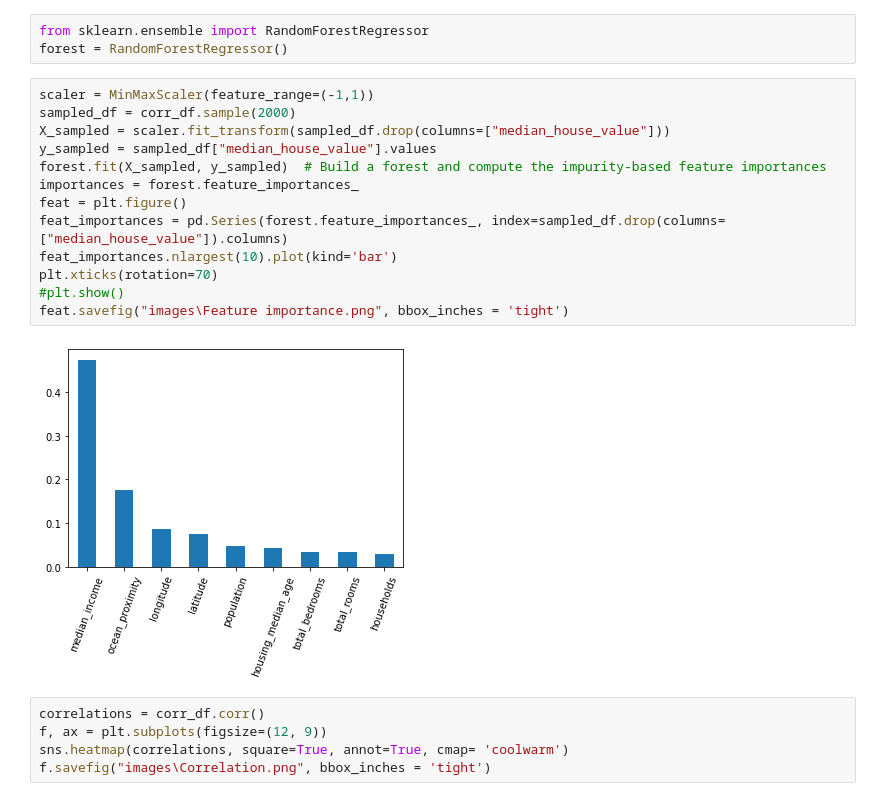
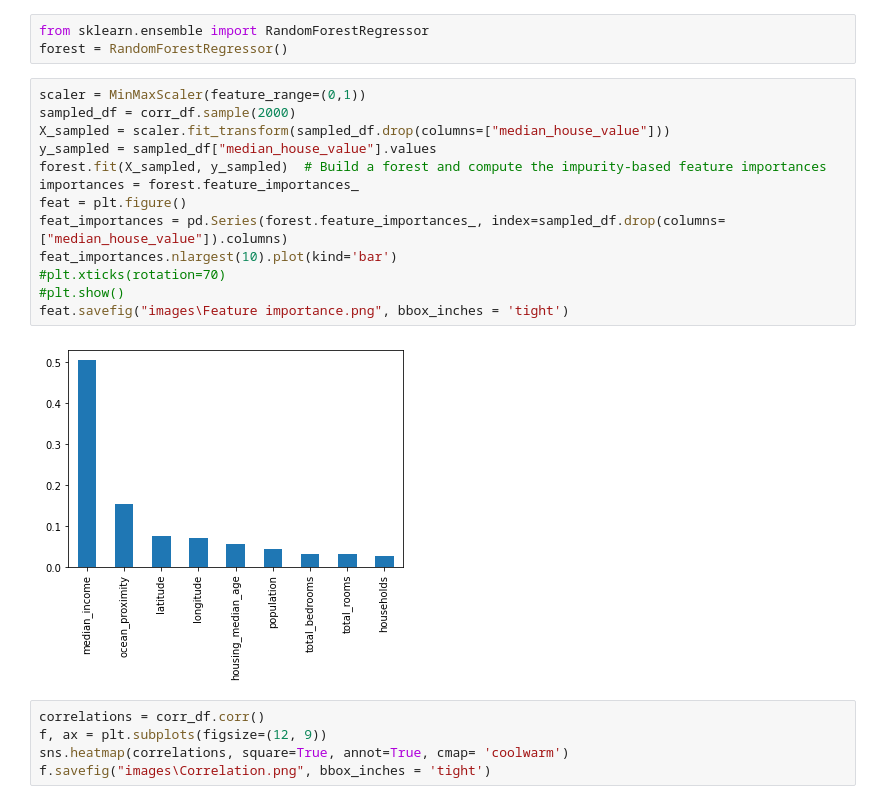
Before and after one commit to martinaviggiano/ml_project, a Jupyter notebook: Machine Learning Project.ipynb, the cells around one changed output. Saved outputs shown, nothing was run; the diff lists cells and outputs as text.

```diff
--- a/Machine Learning Project.ipynb
+++ b/Machine Learning Project.ipynb
@@ -377,20 +377,20 @@ Reducing features: Pearson correlation and PCA (to reduce the variance but incre
 from sklearn.ensemble import RandomForestRegressor
 forest = RandomForestRegressor()
 # %%
-scaler = MinMaxScaler(feature_range=(-1,1))
+scaler = MinMaxScaler(feature_range=(0,1))
 sampled_df = corr_df.sample(2000)
 X_sampled = scaler.fit_transform(sampled_df.drop(columns=["median_house_value"]))
 y_sampled = sampled_df["median_house_value"].values
 forest.fit(X_sampled, y_sampled)  # Build a forest and compute the impurity-based feature importances
 importances = forest.feature_importances_
 feat = plt.figure()
 feat_importances = pd.Series(forest.feature_importances_, index=sampled_df.drop(columns=["median_house_value"]).columns)
 feat_importances.nlargest(10).plot(kind='bar')
-plt.xticks(rotation=70)
+#plt.xticks(rotation=70)
 #plt.show()
 feat.savefig("images\Feature importance.png", bbox_inches = 'tight')
 # %% [output]
-[figure, old version]
+[figure, new version]
 # %%
 correlations = corr_df.corr()
 f, ax = plt.subplots(figsize=(12, 9))
```
Also changed, not shown: parts of 21 cells of this notebook, 4 other files.
